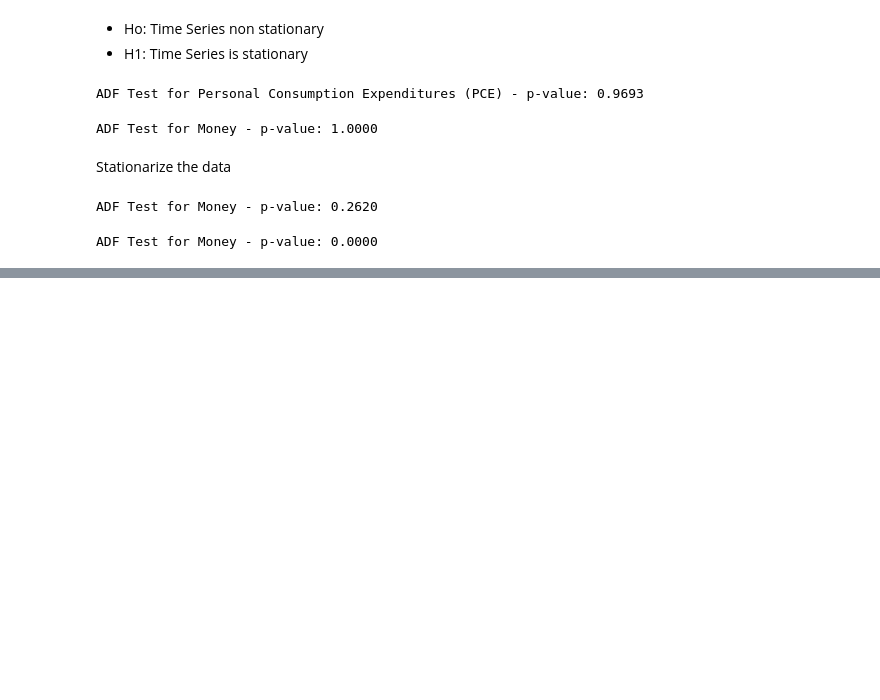
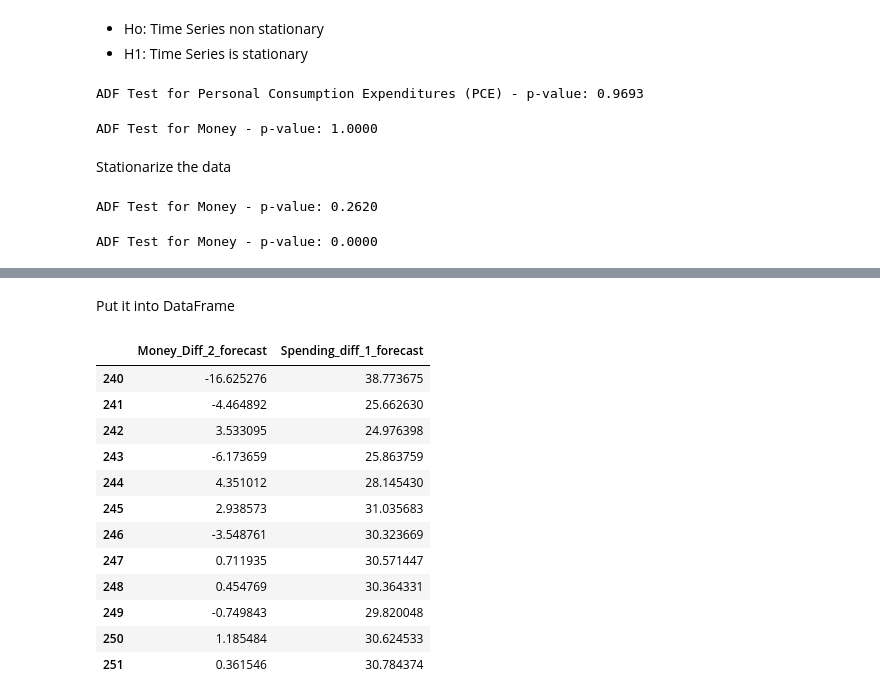
Before and after one commit to muniappabalaji/TimeSeries, a Jupyter notebook: Great_Learning_TSA_August2025.ipynb, the cells around one changed output, grey strips where cells are left out. Drawn from its saved outputs; the diff is of its cells as text; code cells hidden in the pictures; blank space fills up the shorter version.

```diff
--- a/Great_Learning_TSA_August2025.ipynb
+++ b/Great_Learning_TSA_August2025.ipynb
@@ -152,0 +268,2 @@ ADF Test for Money - p-value: 0.0000
+# %% [markdown]
+Put it into DataFrame
@@ -152,0 +272,16 @@ ADF Test for Money - p-value: 0.0000
+# %%
+forecasts_df
+# %% [output]
+|  | Money_Diff_2_forecast | Spending_diff_1_forecast |
+| 240 | -16.625276 | 38.773675 |
+| 241 | -4.464892 | 25.662630 |
+| 242 | 3.533095 | 24.976398 |
+| 243 | -6.173659 | 25.863759 |
+| 244 | 4.351012 | 28.145430 |
+| 245 | 2.938573 | 31.035683 |
+| 246 | -3.548761 | 30.323669 |
+| 247 | 0.711935 | 30.571447 |
+| 248 | 0.454769 | 30.364331 |
+| 249 | -0.749843 | 29.820048 |
+| 250 | 1.185484 | 30.624533 |
+| 251 | 0.361546 | 30.784374 |
```
Also changed, not shown: parts of 39 cells of this notebook.
